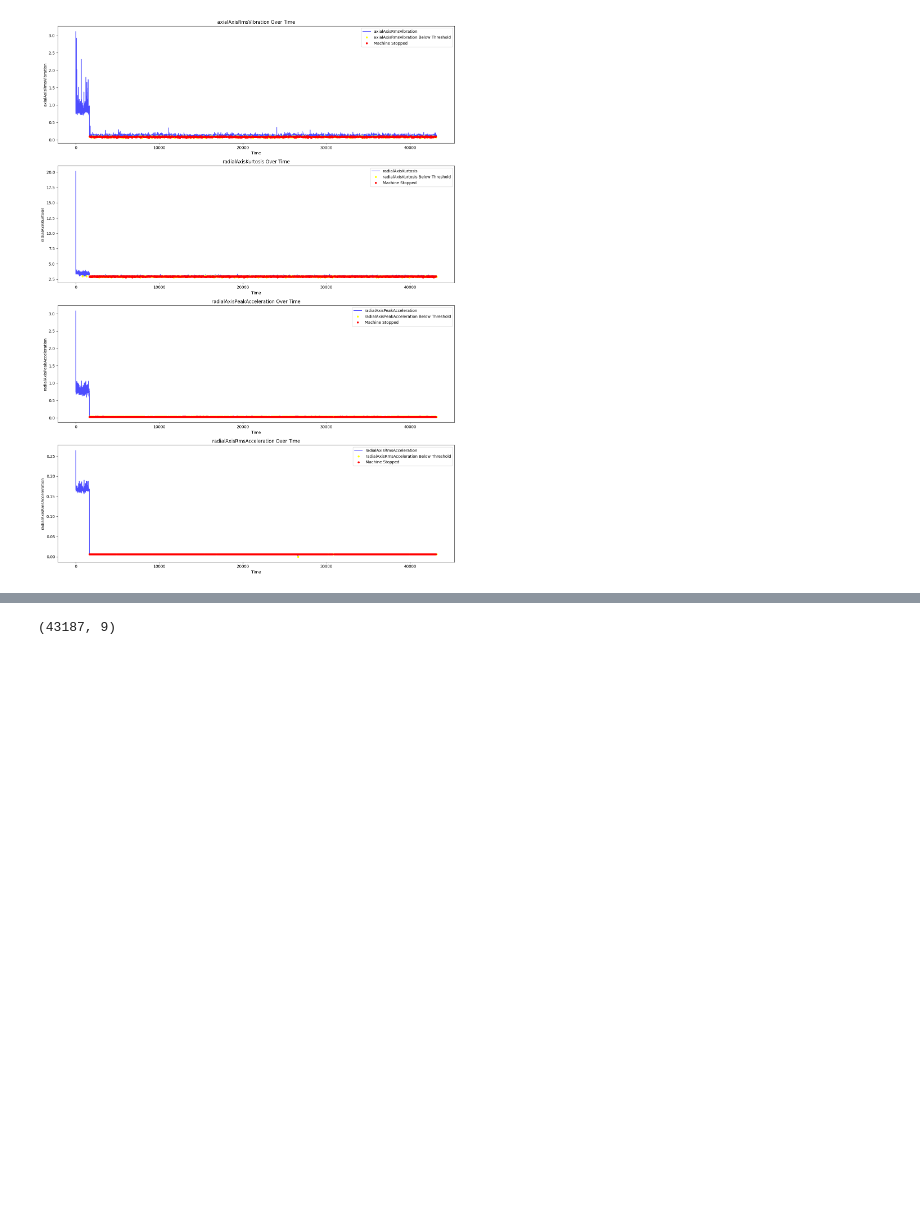
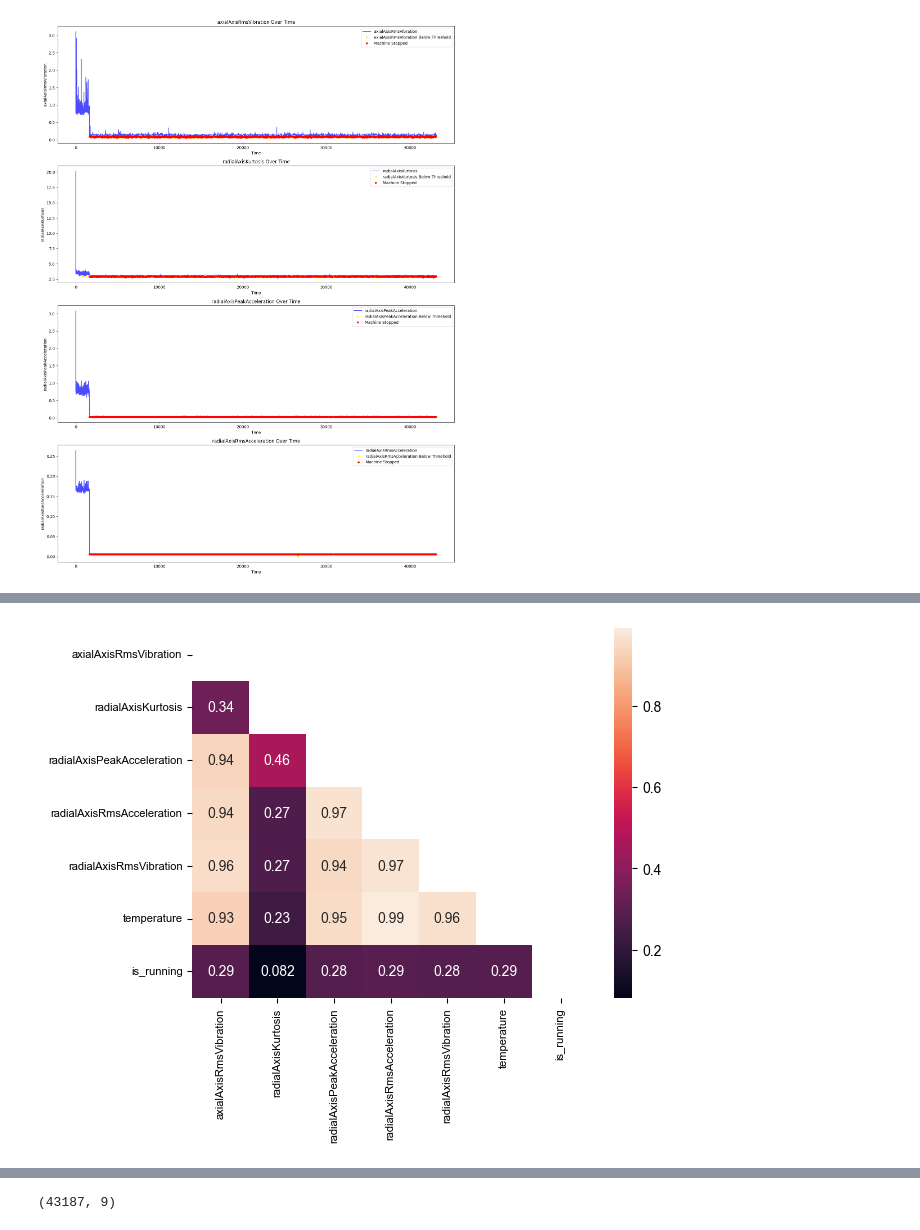
Before and after one commit to yunuscancengiz/PredictLine, a Jupyter notebook: model_nb.ipynb, the cells around one changed output, grey strips where cells are left out. Drawn from its saved outputs; the diff is of its cells as text; code cells hidden in the pictures; blank space fills up the shorter version.

```diff
--- a/model_nb.ipynb
+++ b/model_nb.ipynb
@@ -82,0 +115,5 @@ plot_with_thresholds(df=processed_df3, columns=columns_to_plot, thresholds=thres
+# %%
+numerical_columns = []
+for col in processed_df2.columns:
+    if processed_df2[col].dtype == 'float64' or processed_df2[col].dtype == 'int64':
+        numerical_columns.append(col)
@@ -82,0 +130,13 @@ plot_with_thresholds(df=processed_df3, columns=columns_to_plot, thresholds=thres
+# %%
+mask = np.zeros_like(processed_df2[numerical_columns].corr())
+triangle_indices = np.triu_indices_from(mask)
+mask[triangle_indices] = True
+
+plt.figure()
+sns.heatmap(processed_df2[numerical_columns].corr(), mask = mask, annot = True, annot_kws = {"size":10})
+sns.set_style("white")
+plt.xticks(fontsize = 8)
+plt.yticks(fontsize = 8)
+plt.show()
+# %% [output]
+[figure, added]
```
Also changed, not shown: parts of 8 cells of this notebook, 1 other file.
